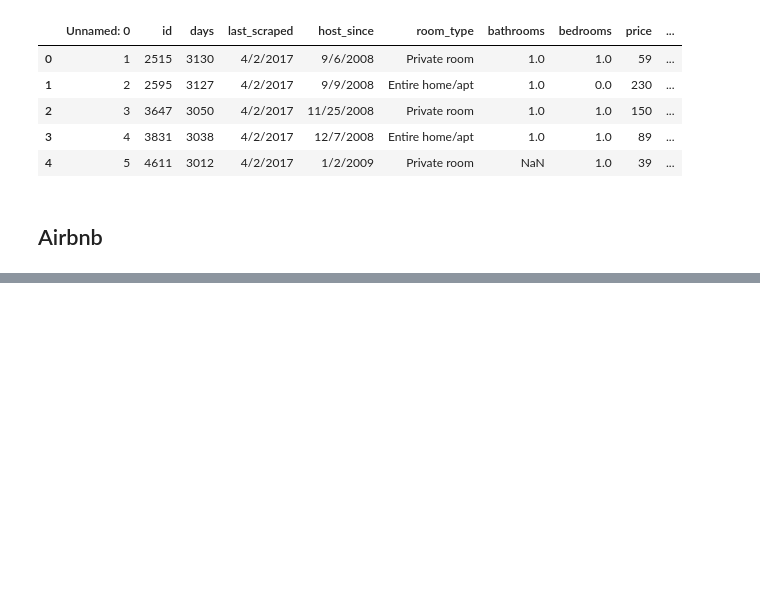
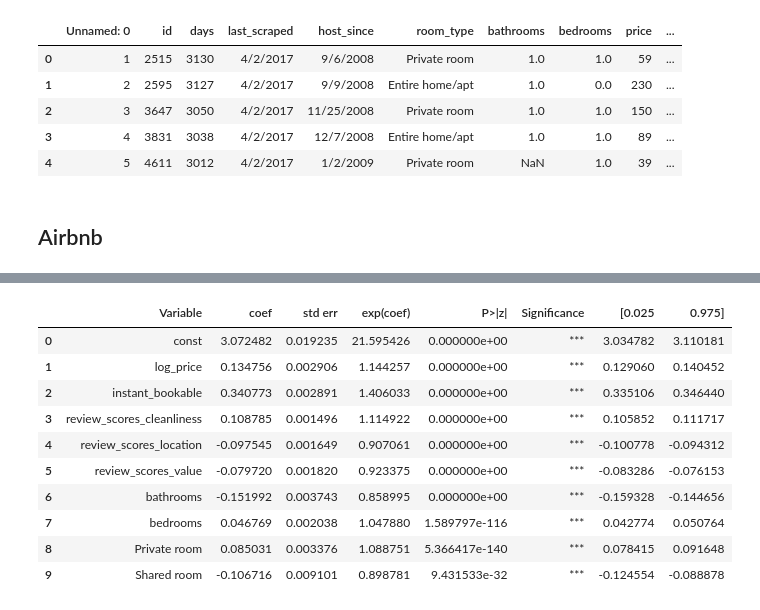
Before and after one commit to rsm-juling/Lulu_marketing_analytics_project, a Jupyter notebook: blog/Project2/index.ipynb, the cells around one changed output, grey strips where cells are left out. Cells and saved outputs as stored; diff of their text form; code cells hidden in the pictures; blank space fills up the shorter version.

```diff
--- a/blog/Project2/index.ipynb
+++ b/blog/Project2/index.ipynb
@@ -554,0 +667,63 @@ instant_bookable_t         0.3613      0.003    125.436      0.000       0.356
+# %%
+cols_needed = [
+    "price", "number_of_reviews", "instant_bookable", "room_type",
+    "review_scores_cleanliness", "review_scores_location",
+    "review_scores_value", "bathrooms", "bedrooms"
+]
+airbnb_cleaned = airbnb.dropna(subset=cols_needed).copy()
+
+airbnb_cleaned["log_price"] = np.log1p(airbnb_cleaned["price"])
+
+airbnb_cleaned["instant_bookable"] = airbnb_cleaned["instant_bookable"].fillna("f")
+airbnb_cleaned["instant_bookable"] = airbnb_cleaned["instant_bookable"].map({"t": 1, "f": 0}).astype(int)
+
+room_dummies = pd.get_dummies(airbnb_cleaned["room_type"], drop_first=True)
+
+X = pd.concat([
+    airbnb_cleaned[[
+        "log_price", "instant_bookable",
+        "review_scores_cleanliness", "review_scores_location",
+        "review_scores_value", "bathrooms", "bedrooms"
+    ]],
+    room_dummies
+], axis=1).astype(float)
+X = sm.add_constant(X)
+
+Y = airbnb_cleaned["number_of_reviews"]
+
+model = sm.GLM(Y, X, family=sm.families.Poisson())
+result = model.fit()
+
+summary_df = result.summary2().tables[1].reset_index()
+summary_df.columns = ["Variable", "coef", "std err", "z", "P>|z|", "[0.025", "0.975]"]
+
+summary_df["exp(coef)"] = np.exp(summary_df["coef"])
+
+def significance_stars(p):
+    if p < 0.001:
+        return "***"
+    elif p < 0.01:
+        return "**"
+    elif p < 0.05:
+        return "*"
+    else:
+        return ""
+
+summary_df["Significance"] = summary_df["P>|z|"].apply(significance_stars)
+
+final_output_df = summary_df[[
+    "Variable", "coef", "std err", "exp(coef)", "P>|z|", "Significance", "[0.025", "0.975]"
+]]
+final_output_df
+# %% [output]
+|  | Variable | coef | std err | exp(coef) | P>|z| | Significance | [0.025 | 0.975] |
+| 0 | const | 3.072482 | 0.019235 | 21.595426 | 0.000000e+00 | *** | 3.034782 | 3.110181 |
+| 1 | log_price | 0.134756 | 0.002906 | 1.144257 | 0.000000e+00 | *** | 0.129060 | 0.140452 |
+| 2 | instant_bookable | 0.340773 | 0.002891 | 1.406033 | 0.000000e+00 | *** | 0.335106 | 0.346440 |
+| 3 | review_scores_cleanliness | 0.108785 | 0.001496 | 1.114922 | 0.000000e+00 | *** | 0.105852 | 0.111717 |
+| 4 | review_scores_location | -0.097545 | 0.001649 | 0.907061 | 0.000000e+00 | *** | -0.100778 | -0.094312 |
+| 5 | review_scores_value | -0.079720 | 0.001820 | 0.923375 | 0.000000e+00 | *** | -0.083286 | -0.076153 |
+| 6 | bathrooms | -0.151992 | 0.003743 | 0.858995 | 0.000000e+00 | *** | -0.159328 | -0.144656 |
+| 7 | bedrooms | 0.046769 | 0.002038 | 1.047880 | 1.589797e-116 | *** | 0.042774 | 0.050764 |
+| 8 | Private room | 0.085031 | 0.003376 | 1.088751 | 5.366417e-140 | *** | 0.078415 | 0.091648 |
+| 9 | Shared room | -0.106716 | 0.009101 | 0.898781 | 9.431533e-32 | *** | -0.124554 | -0.088878 |
```
Also changed, not shown: parts of 7 cells of this notebook, 19 other files.
